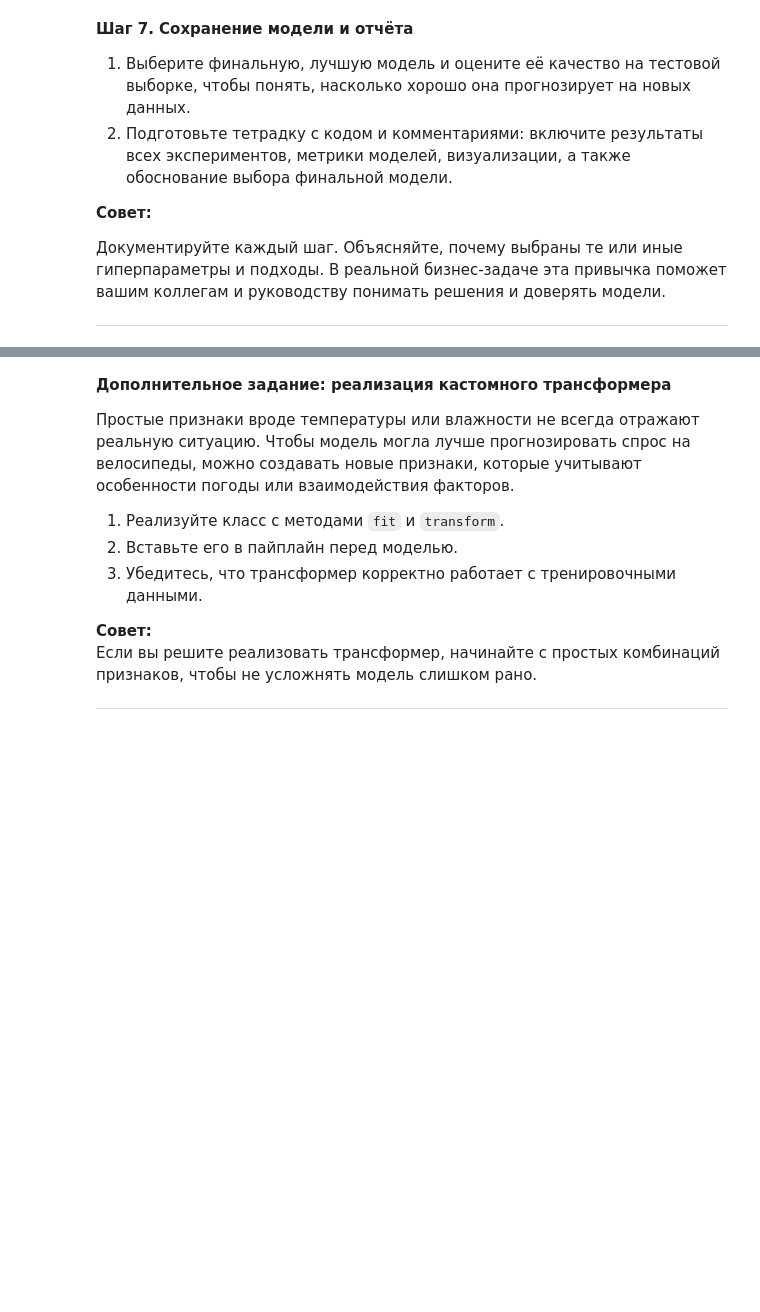
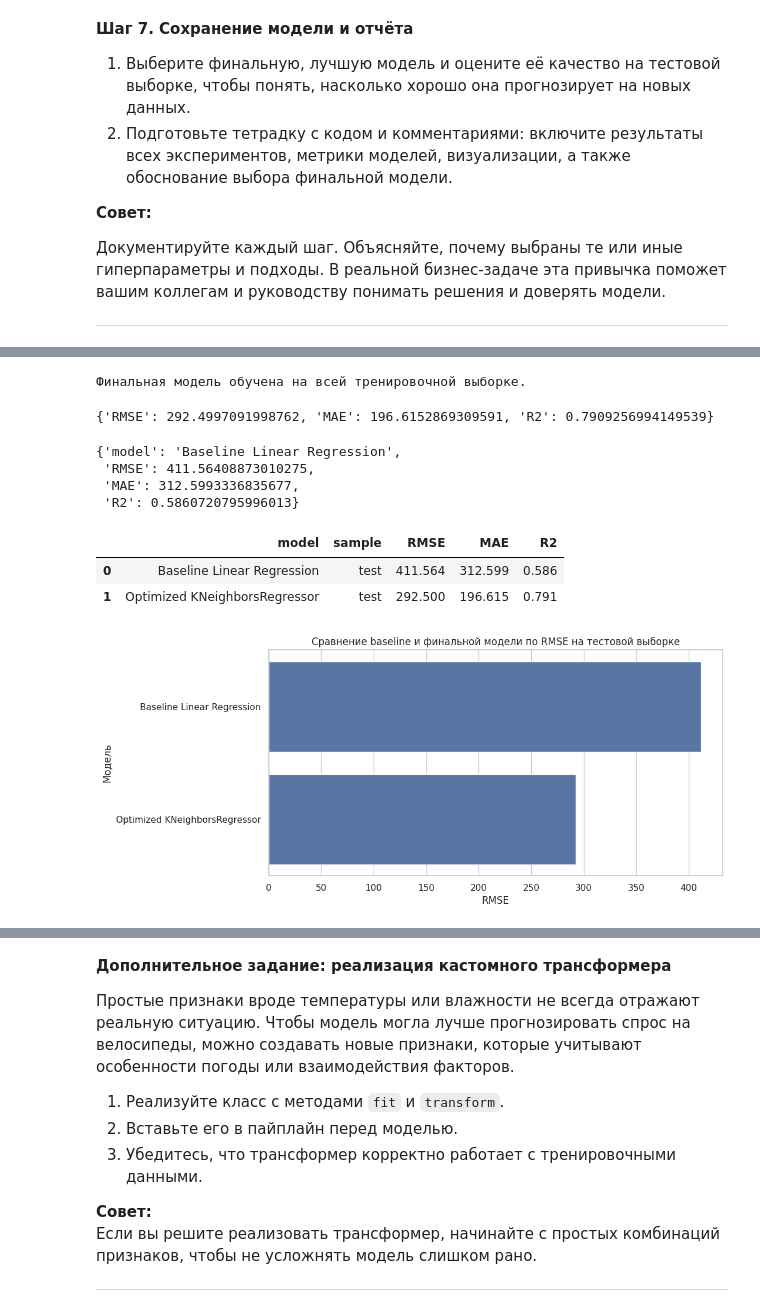
Before and after one commit to 2Myaka2/DataScience_projects, a Jupyter notebook: Project_KNN_TREE.ipynb, the cells around one changed output, grey strips where cells are left out. Saved outputs shown, nothing was run; the diff lists cells and outputs as text; code cells hidden in the pictures; blank space fills up the shorter version.

```diff
--- a/Project_KNN_TREE.ipynb
+++ b/Project_KNN_TREE.ipynb
@@ -1564,0 +1569,76 @@ plt.show()
+# %%
+# Обучаем финальную модель на всей тренировочной выборке
+
+final_model.fit(X_train, y_train)
+
+print("Финальная модель обучена на всей тренировочной выборке.")
+# %% [output]
+Финальная модель обучена на всей тренировочной выборке.
+# %%
+# Предсказание финальной модели на тестовой выборке
+
+final_test_pred = final_model.predict(X_test)
+
+final_test_metrics = calculate_metrics(y_test, final_test_pred)
+
+final_test_metrics
+# %% [output]
+{'RMSE': 292.4997091998762, 'MAE': 196.6152869309591, 'R2': 0.7909256994149539}
+# %%
+# Метрики baseline на тестовой выборке из Части 1
+
+baseline_test_metrics = (
+    baseline_metrics
+    .query("sample == 'test'")
+    .drop(columns=["sample"])
+    .iloc[0]
+    .to_dict()
+)
+
+baseline_test_metrics
+# %% [output]
+{'model': 'Baseline Linear Regression',
+ 'RMSE': 411.56408873010275,
+ 'MAE': 312.5993336835677,
+ 'R2': 0.5860720795996013}
+# %%
+# Итоговая таблица сравнения baseline и финальной модели на test
+
+final_test_report = pd.DataFrame(
+    [
+        {
+            "model": "Baseline Linear Regression",
+            "sample": "test",
+            "RMSE": baseline_test_metrics["RMSE"],
+            "MAE": baseline_test_metrics["MAE"],
+            "R2": baseline_test_metrics["R2"]
+        },
+        {
+            "model": final_model_name,
+            "sample": "test",
+            **final_test_metrics
+        }
+    ]
+)
+
+final_test_report
+# %% [output]
+|  | model | sample | RMSE | MAE | R2 |
+| 0 | Baseline Linear Regression | test | 411.564 | 312.599 | 0.586 |
+| 1 | Optimized KNeighborsRegressor | test | 292.500 | 196.615 | 0.791 |
+# %%
+plt.figure(figsize=(10, 5))
+
+sns.barplot(
+    data=final_test_report,
+    x="RMSE",
+    y="model",
+    errorbar=None
+)
+
+plt.title("Сравнение baseline и финальной модели по RMSE на тестовой выборке")
+plt.xlabel("RMSE")
+plt.ylabel("Модель")
+plt.show()
+# %% [output]
+[figure, added]
```
Also changed, not shown: parts of 8 cells of this notebook, 2 other files.
